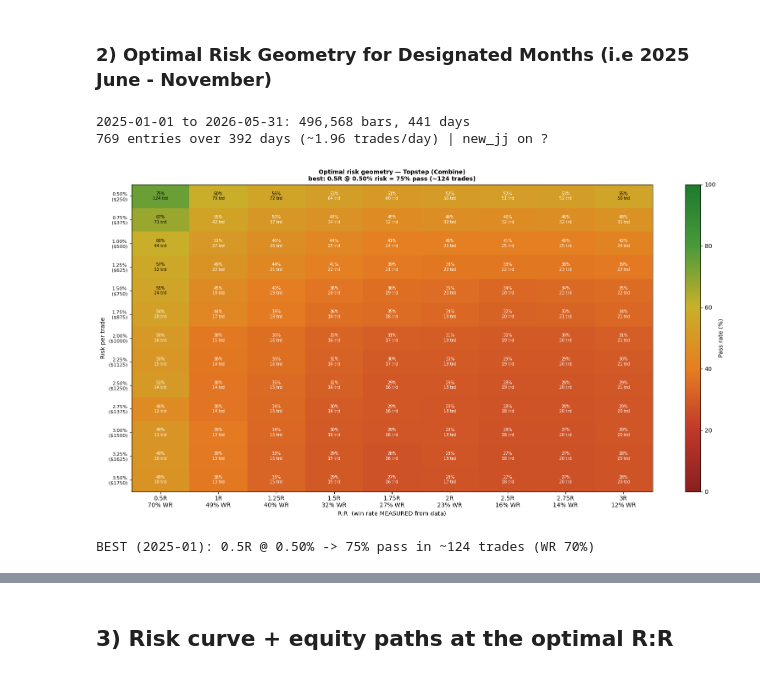
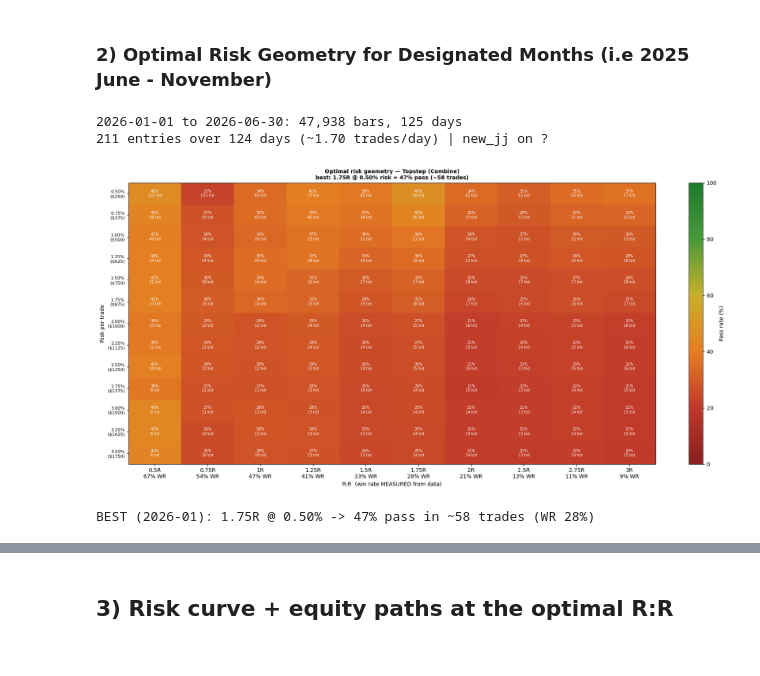
Before and after one commit to 2115hsun/Propfirm-Convex-Payoff-Analysis, a Jupyter notebook: Master Analysis/analysis_notebook_1 (updated 07.11.26).ipynb, the cells around one changed output, grey strips where cells are left out. Drawn from its saved outputs; the diff is of its cells as text; code cells hidden in the pictures.

```diff
--- a/Master Analysis/analysis_notebook_1 (updated 07.11.26).ipynb
+++ b/Master Analysis/analysis_notebook_1 (updated 07.11.26).ipynb
@@ -32,7 +32,7 @@ BOS_TF     = "3min"                      # new_jj reversion BOS timeframe
 SWING_K    = 2                           # new_jj swing fractal size
 K_STOP_ATR = 3                           # SINGLE stop-width value (1R = K_STOP_ATR*ATR)
 MAX_HOLD   = 60                          # bars a trade may stay open
-RR_GRID    = [0.5, 1.0, 1.25, 1.5, 1.75, 2.0, 2.5, 2.75, 3.0]
+RR_GRID    = [0.5, 0.75, 1.0, 1.25, 1.5, 1.75, 2.0, 2.5, 2.75, 3.0]
 RISK_PCTS  = np.round(np.arange(0.25, 3.51, 0.25), 2)
 K_STOP_ATR_GRID = [1, 2, 3, 5, 7, 10]    # only used by the optional sweep (last cell)
 # =================================================
@@ -138,27 +139,27 @@ has 2026: True
 # %% [markdown]
 ### 2) Optimal Risk Geometry for Designated Months (i.e 2025 June - November)
 # %%
-PERIOD_START = "2025-01-01"
-PERIOD_END = "2026-05-31"
+PERIOD_START = "2026-01-01"
+PERIOD_END = "2026-06-30"
 
 bars_p = load_ohlc(DATA_PATH, rth_only=True, timeframe=None, tz="America/New_York")
 bars_p = bars_p.loc[PERIOD_START:PERIOD_END]
 print (f"{PERIOD_START} to {PERIOD_END}: {len(bars_p):,} bars, "
          f"{bars_p.index.normalize().nunique()} days")
 
 E = backtest_entries(NewJJ(bos_tf=BOS_TF, swing_k=SWING_K), bars_p,
                      k_stop_atr=K_STOP_ATR, max_hold=MAX_HOLD)
 print(E.summary())
 
 RISK_PCTS_NO025 = RISK_PCTS[RISK_PCTS >= 0.5]   # ignore the 0.25% option
 
 fig, g_p = risk_rr_heatmap(FIRM, E, risk_pcts=RISK_PCTS_NO025, rr_grid=RR_GRID,
                            n_paths=2000, max_trades=300); plt.show()
 print(f"BEST ({PERIOD_START[:7]}): {g_p['opt_rr']:g}R @ {g_p['opt_risk_pct']:.2f}% "
       f"-> {g_p['opt_pass_pct']:.0f}% pass in ~{g_p['opt_speed']:.0f} trades "
       f"(WR {g_p['opt_wr']:.0%})")
 # %% [output]
-2025-01-01 to 2026-05-31: 496,568 bars, 441 days
-769 entries over 392 days (~1.96 trades/day) | new_jj on ?
+2026-01-01 to 2026-06-30: 47,938 bars, 125 days
+211 entries over 124 days (~1.70 trades/day) | new_jj on ?
-[figure, old version]
+[figure, new version]
-BEST (2025-01): 0.5R @ 0.50% -> 75% pass in ~124 trades (WR 70%)
+BEST (2026-01): 1.75R @ 0.50% -> 47% pass in ~58 trades (WR 28%)
```
Also changed, not shown: parts of 5 cells of this notebook.
